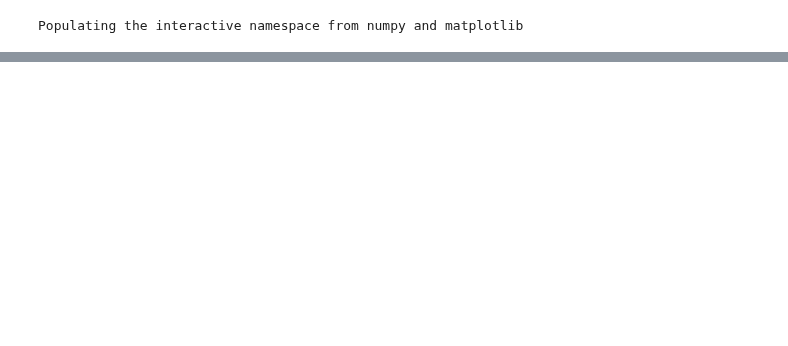
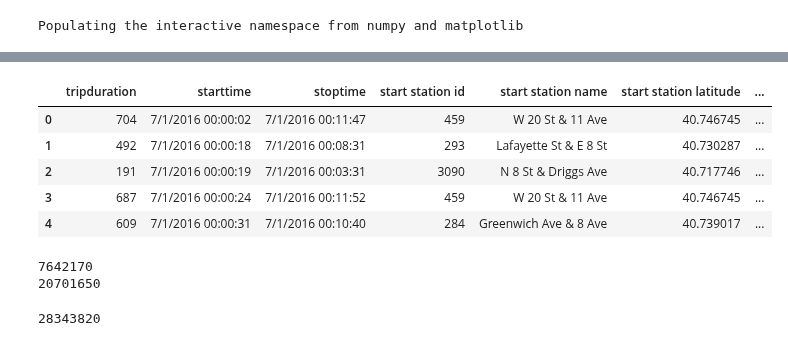
Before and after one commit to qiuyliu/PUI2017_uc288, a Jupyter notebook: HW4_uc288/Assignment_4_citibike.ipynb, the cells around one changed output, grey strips where cells are left out. Saved outputs shown, nothing was run; the diff lists cells and outputs as text; code cells hidden in the pictures; blank space fills up the shorter version.

```diff
--- a/HW4_uc288/Assignment_4_citibike.ipynb
+++ b/HW4_uc288/Assignment_4_citibike.ipynb
@@ -66,0 +41,4 @@ df.head()
+# %%
+# warmer month
+datestring = '201607'
+getCitiBikeCSV(datestring)
@@ -66,0 +48,16 @@ df.head()
+# %%
+df_jul = pd.read_csv(os.getenv("PUIDATA") + "/" + datestring + '-citibike-tripdata.csv')
+df_jul.head()
+# %% [output]
+|  | tripduration | starttime | stoptime | start station id | start station name | start station latitude | ... |
+| 0 | 704 | 7/1/2016 00:00:02 | 7/1/2016 00:11:47 | 459 | W 20 St & 11 Ave | 40.746745 | ... |
+| 1 | 492 | 7/1/2016 00:00:18 | 7/1/2016 00:08:31 | 293 | Lafayette St & E 8 St | 40.730287 | ... |
+| 2 | 191 | 7/1/2016 00:00:19 | 7/1/2016 00:03:31 | 3090 | N 8 St & Driggs Ave | 40.717746 | ... |
+| 3 | 687 | 7/1/2016 00:00:24 | 7/1/2016 00:11:52 | 459 | W 20 St & 11 Ave | 40.746745 | ... |
+| 4 | 609 | 7/1/2016 00:00:31 | 7/1/2016 00:10:40 | 284 | Greenwich Ave & 8 Ave | 40.739017 | ... |
+# %%
+print(df_jan.size)
+print(df_jul.size)
+# %% [output]
+7642170
+20701650
@@ -67,3 +66,7 @@ df.head()
+# %%
+print(df.size)
+# %% [output]
+28343820
 # %%
 df.columns
 # %% [output]
```
Also changed, not shown: parts of 88 cells of this notebook, 1 other file.
